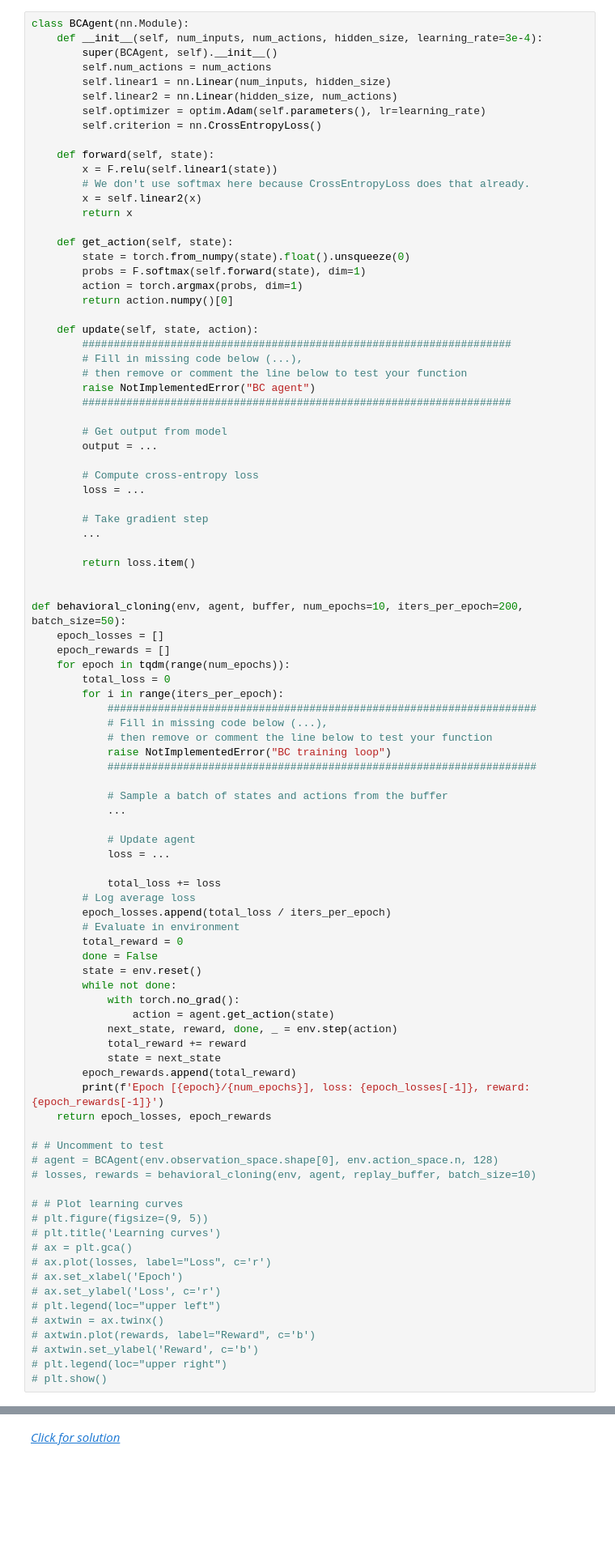
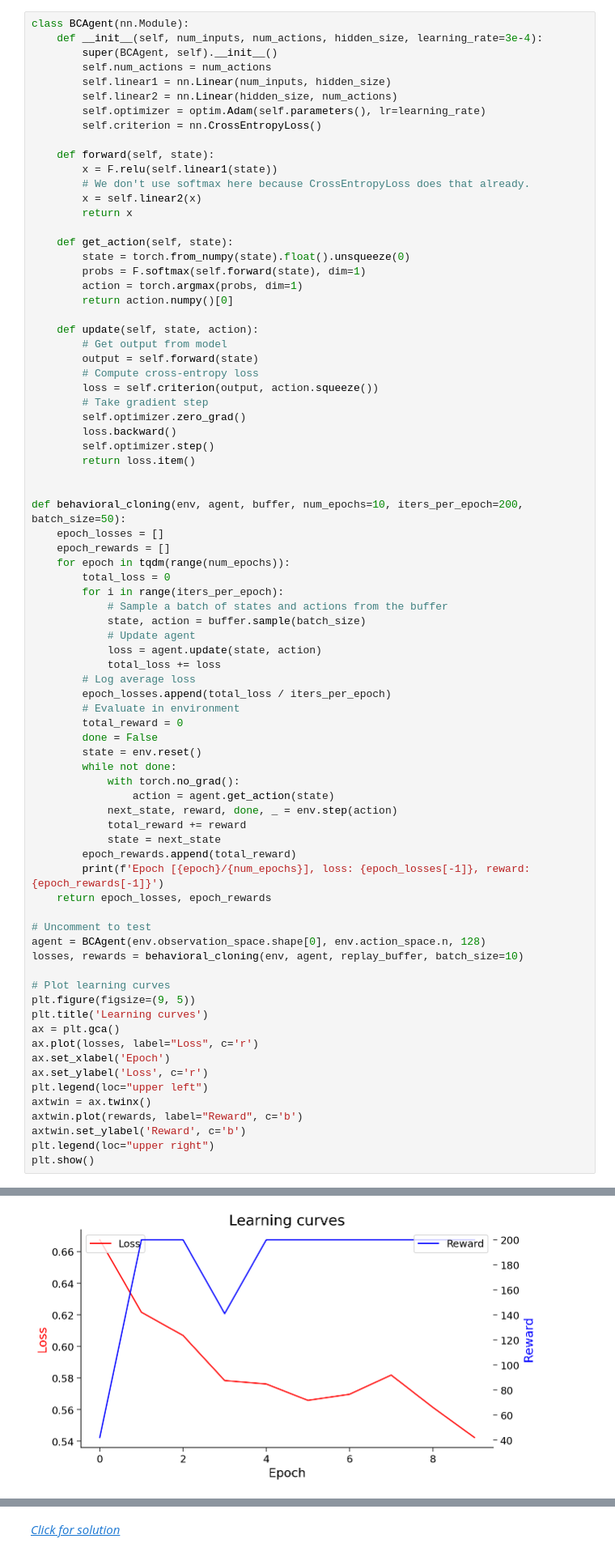
Before and after one commit to spatank/CIS-522, a Jupyter notebook: Tutorials/W12_Tutorial2_SPP.ipynb, the cells around one changed output, grey strips where cells are left out. Shown at 81% size. Cells and saved outputs as stored; diff of their text form; blank space fills up the shorter version.

```diff
--- a/Tutorials/W12_Tutorial2_SPP.ipynb
+++ b/Tutorials/W12_Tutorial2_SPP.ipynb
@@ -245,21 +253,14 @@ class BCAgent(nn.Module):
         return action.numpy()[0]
 
     def update(self, state, action):
-        ####################################################################
-        # Fill in missing code below (...),
-        # then remove or comment the line below to test your function
-        raise NotImplementedError("BC agent")
-        ####################################################################
-
         # Get output from model
-        output = ...
-
+        output = self.forward(state)
         # Compute cross-entropy loss
-        loss = ...
-
+        loss = self.criterion(output, action.squeeze())
         # Take gradient step
-        ...
-
+        self.optimizer.zero_grad()
+        loss.backward()
+        self.optimizer.step()
         return loss.item()
 
 
@@ -269,18 +270,10 @@ def behavioral_cloning(env, agent, buffer, num_epochs=10, iters_per_epoch=200, b
     for epoch in tqdm(range(num_epochs)):
         total_loss = 0
         for i in range(iters_per_epoch):
-            ####################################################################
-            # Fill in missing code below (...),
-            # then remove or comment the line below to test your function
-            raise NotImplementedError("BC training loop")
-            ####################################################################
-
             # Sample a batch of states and actions from the buffer
-            ...
-
+            state, action = buffer.sample(batch_size)
             # Update agent
-            loss = ...
-
+            loss = agent.update(state, action)
             total_loss += loss
         # Log average loss
         epoch_losses.append(total_loss / iters_per_epoch)
@@ -298,20 +291,21 @@ def behavioral_cloning(env, agent, buffer, num_epochs=10, iters_per_epoch=200, b
         print(f'Epoch [{epoch}/{num_epochs}], loss: {epoch_losses[-1]}, reward: {epoch_rewards[-1]}')
     return epoch_losses, epoch_rewards
 
-# # Uncomment to test
-# agent = BCAgent(env.observation_space.shape[0], env.action_space.n, 128)
-# losses, rewards = behavioral_cloning(env, agent, replay_buffer, batch_size=10)
+# Uncomment to test
+agent = BCAgent(env.observation_space.shape[0], env.action_space.n, 128)
+losses, rewards = behavioral_cloning(env, agent, replay_buffer, batch_size=10)
 
-# # Plot learning curves
-# plt.figure(figsize=(9, 5))
-# plt.title('Learning curves')
-# ax = plt.gca()
-# ax.plot(losses, label="Loss", c='r')
-# ax.set_xlabel('Epoch')
-# ax.set_ylabel('Loss', c='r')
-# plt.legend(loc="upper left")
-# axtwin = ax.twinx()
-# axtwin.plot(rewards, label="Reward", c='b')
-# axtwin.set_ylabel('Reward', c='b')
-# plt.legend(loc="upper right")
-# plt.show()
+# Plot learning curves
+plt.figure(figsize=(9, 5))
+plt.title('Learning curves')
+ax = plt.gca()
+ax.plot(losses, label="Loss", c='r')
+ax.set_xlabel('Epoch')
+ax.set_ylabel('Loss', c='r')
+plt.legend(loc="upper left")
+axtwin = ax.twinx()
+axtwin.plot(rewards, label="Reward", c='b')
+axtwin.set_ylabel('Reward', c='b')
+plt.legend(loc="upper right")
+plt.show()
+# %% [output]
@@ -318,3 +322,4 @@ def behavioral_cloning(env, agent, buffer, num_epochs=10, iters_per_epoch=200, b
+[figure, added]
 # %% [markdown]
 [*Click for solution*](https://github.com/CIS-522/course-content/blob/main/tutorials/W12_DeepRL/solutions/W12_Tutorial2_Solution_Ex01.py)
 
```
Also changed, not shown: parts of 21 cells of this notebook.
